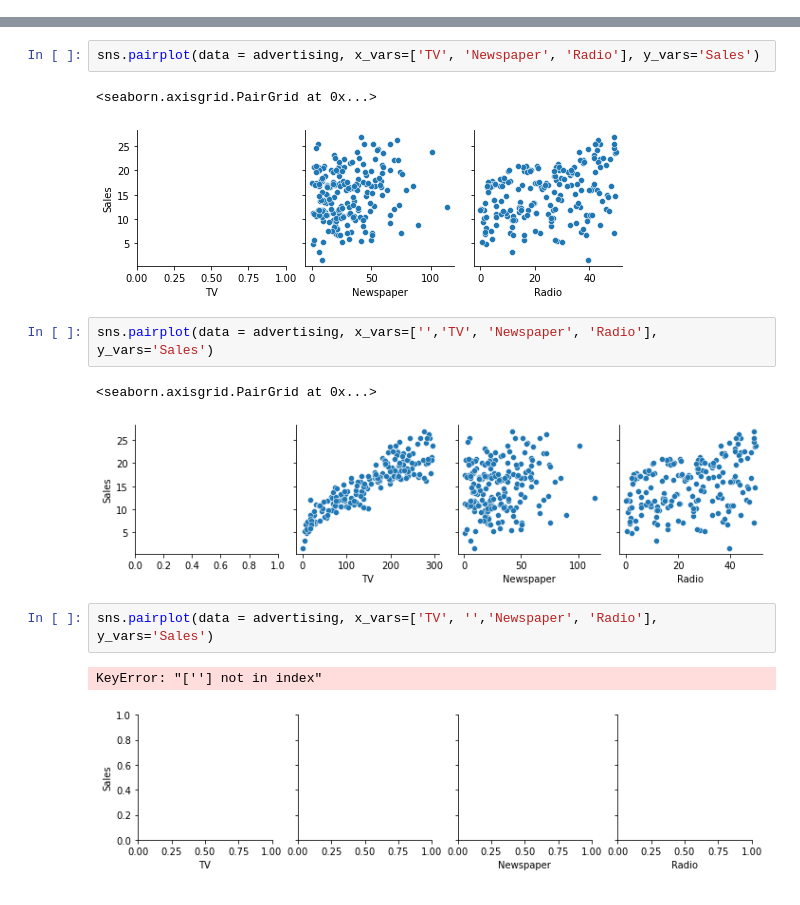
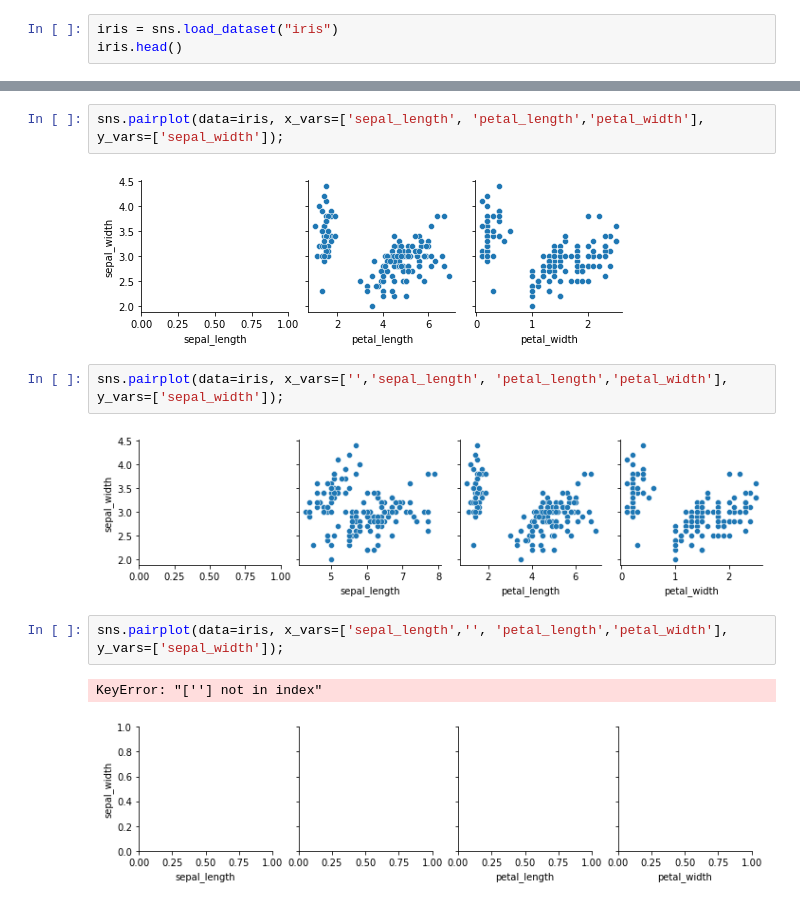
Before and after one commit to RPunyatoya/Seaborn-Issue, a Jupyter notebook: Seaborn 0.11.0 Issue.ipynb, the cells around one changed output, grey strips where cells are left out. Drawn from its saved outputs; the diff is of its cells as text.

```diff
--- a/Seaborn 0.11.0 Issue.ipynb
+++ b/Seaborn 0.11.0 Issue.ipynb
@@ -13,0 +1,3 @@ import seaborn as sns
+# %%
+iris = sns.load_dataset("iris")
+iris.head()
@@ -14,15 +11,13 @@ import seaborn as sns
 # %%
-sns.pairplot(data = advertising, x_vars=['TV', 'Newspaper', 'Radio'], y_vars='Sales')
+sns.pairplot(data=iris, x_vars=['sepal_length', 'petal_length','petal_width'], y_vars=['sepal_width']);
 # %% [output]
-<seaborn.axisgrid.PairGrid at 0x...>
-[figure, old version]
+[figure, new version]
 # %%
-sns.pairplot(data = advertising, x_vars=['','TV', 'Newspaper', 'Radio'], y_vars='Sales')
+sns.pairplot(data=iris, x_vars=['','sepal_length', 'petal_length','petal_width'], y_vars=['sepal_width']);
 # %% [output]
-<seaborn.axisgrid.PairGrid at 0x...>
-[figure, old version]
+[figure, new version]
 # %%
-sns.pairplot(data = advertising, x_vars=['TV', '','Newspaper', 'Radio'], y_vars='Sales')
+sns.pairplot(data=iris, x_vars=['sepal_length','', 'petal_length','petal_width'], y_vars=['sepal_width']);
 # %% [output]
 KeyError: "[''] not in index"
-[figure, old version]
+[figure, new version]
```
Also changed, not shown: parts of 3 cells of this notebook.
